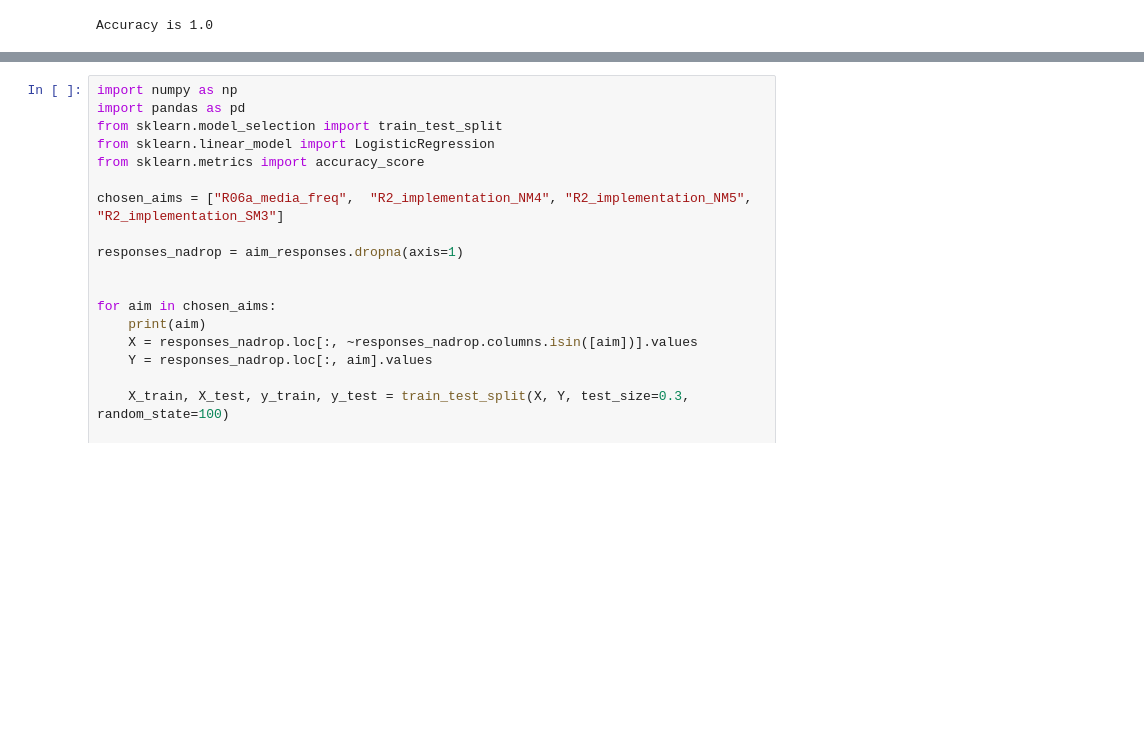
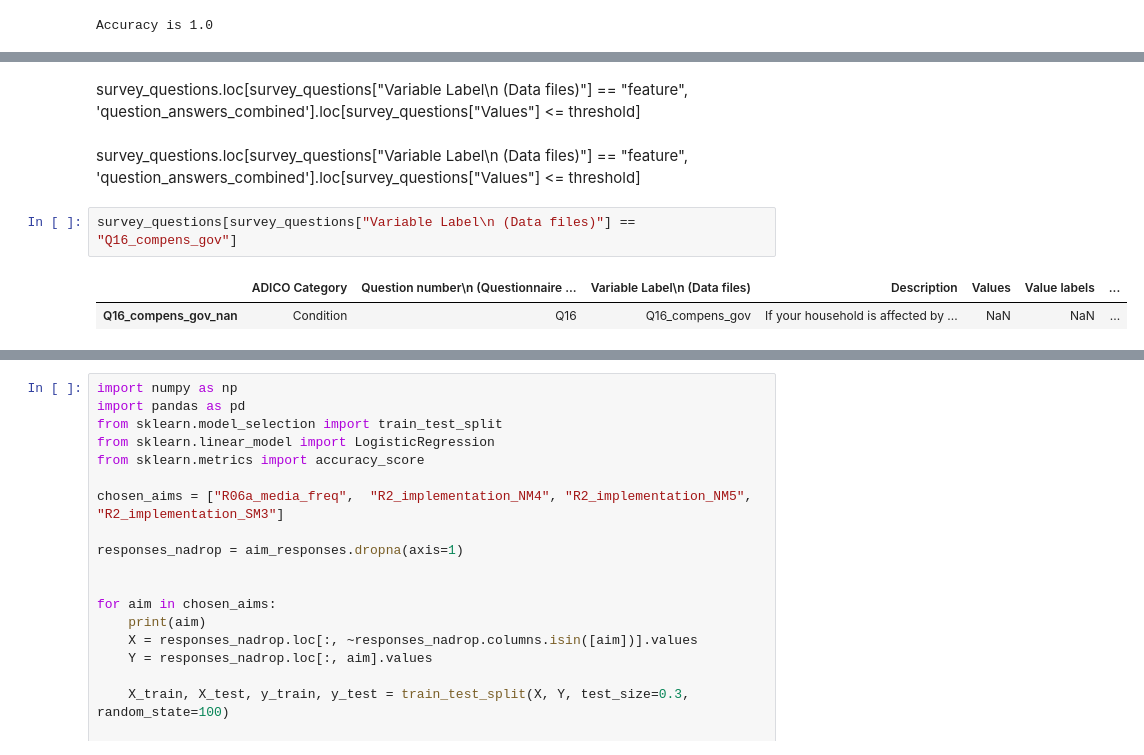
Before and after one commit to GeorgeGitHubbins/MScThesis-Extracting-InformalRules-from-Surveys, a Jupyter notebook: ReadSCALAR.ipynb, the cells around one changed output, grey strips where cells are left out. Saved outputs shown, nothing was run; the diff lists cells and outputs as text; blank space fills up the shorter version.

```diff
--- a/ReadSCALAR.ipynb
+++ b/ReadSCALAR.ipynb
@@ -342,0 +349,9 @@ Accuracy is 1.0
+# %% [markdown]
+survey_questions.loc[survey_questions["Variable Label\n (Data files)"] == "feature", 'question_answers_combined'].loc[survey_questions["Values"] <= threshold]
+# %% [markdown]
+survey_questions.loc[survey_questions["Variable Label\n (Data files)"] == "feature", 'question_answers_combined'].loc[survey_questions["Values"] <= threshold]
+# %%
+survey_questions[survey_questions["Variable Label\n (Data files)"] == "Q16_compens_gov"]
+# %% [output]
+|  | ADICO Category | Question number\n (Questionnaire ... | Variable Label\n (Data files) | Description | Values | Value labels | ... |
+| Q16_compens_gov_nan | Condition | Q16 | Q16_compens_gov | If your household is affected by ... | NaN | NaN | ... |
```
Also changed, not shown: parts of 9 cells of this notebook, 7 other files.
